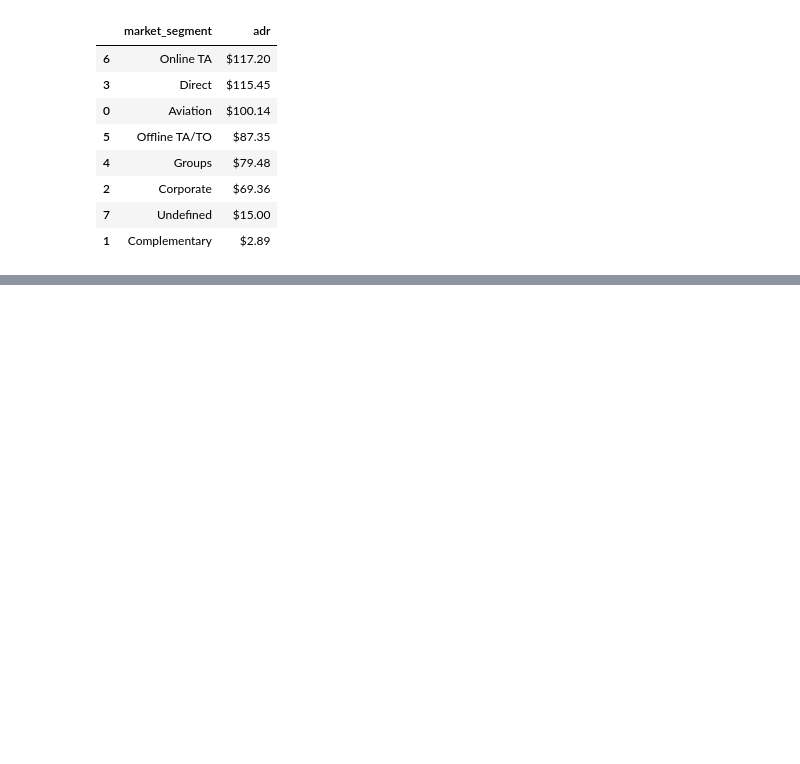
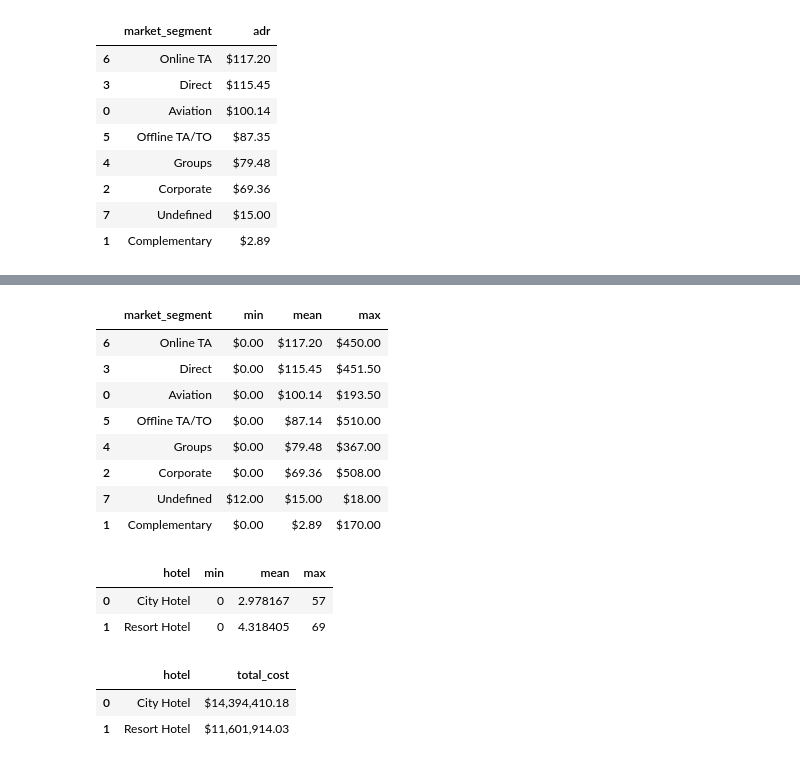
Before and after one commit to luisferdm6/02_analisis_hotelero_pandas, a Jupyter notebook: 01_limpieza_y_agrupaciones_hotel.ipynb, the cells around one changed output, grey strips where cells are left out. Cells and saved outputs as stored; diff of their text form; code cells hidden in the pictures; blank space fills up the shorter version.

```diff
--- a/01_limpieza_y_agrupaciones_hotel.ipynb
+++ b/01_limpieza_y_agrupaciones_hotel.ipynb
@@ -235,0 +274,44 @@ df_ordenado
+# %%
+#Comprobación de corrección de anomalías
+
+resumen_limpio = df_real.groupby('market_segment')['adr'].agg(['min','mean','max']).reset_index()
+
+resumen_limpio = resumen_limpio.sort_values(by='mean',ascending=False)
+
+resumen_limpio[['min','mean','max']] = resumen_limpio[['min','mean','max']].map('${:.2f}'.format)
+
+resumen_limpio
+# %% [output]
+|  | market_segment | min | mean | max |
+| 6 | Online TA | $0.00 | $117.20 | $450.00 |
+| 3 | Direct | $0.00 | $115.45 | $451.50 |
+| 0 | Aviation | $0.00 | $100.14 | $193.50 |
+| 5 | Offline TA/TO | $0.00 | $87.14 | $510.00 |
+| 4 | Groups | $0.00 | $79.48 | $367.00 |
+| 2 | Corporate | $0.00 | $69.36 | $508.00 |
+| 7 | Undefined | $12.00 | $15.00 | $18.00 |
+| 1 | Complementary | $0.00 | $2.89 | $170.00 |
+# %%
+#¿Cuánto tiempo se queda realmente un huésped en cada tipo de hotel y qué perfil de viaje (de paso, negocios o vacaciones) domina cada propiedad?
+
+df_real['total_stay'] = df_real['stays_in_week_nights'] + df_real['stays_in_weekend_nights']
+
+df_real.groupby('hotel')['total_stay'].agg(['min','mean','max']).reset_index()
+# %% [output]
+|  | hotel | min | mean | max |
+| 0 | City Hotel | 0 | 2.978167 | 57 |
+| 1 | Resort Hotel | 0 | 4.318405 | 69 |
+# %%
+#¿Cuánto dinero real en ingresos por habitación generó cada hotel con las estancias efectivas (no canceladas)?
+
+df_real['total_cost'] = df_real['total_stay'] * df_real['adr']
+
+ingresos_hotel = df_real[df_real['is_canceled'] == 'No'].groupby('hotel')['total_cost'].sum().reset_index()
+
+ingresos_hotel['total_cost'] = ingresos_hotel['total_cost'].map('${:,.2f}'.format)
+
+ingresos_hotel
+# %% [output]
+|  | hotel | total_cost |
+| 0 | City Hotel | $14,394,410.18 |
+| 1 | Resort Hotel | $11,601,914.03 |
```
Also changed, not shown: parts of 4 cells of this notebook.
